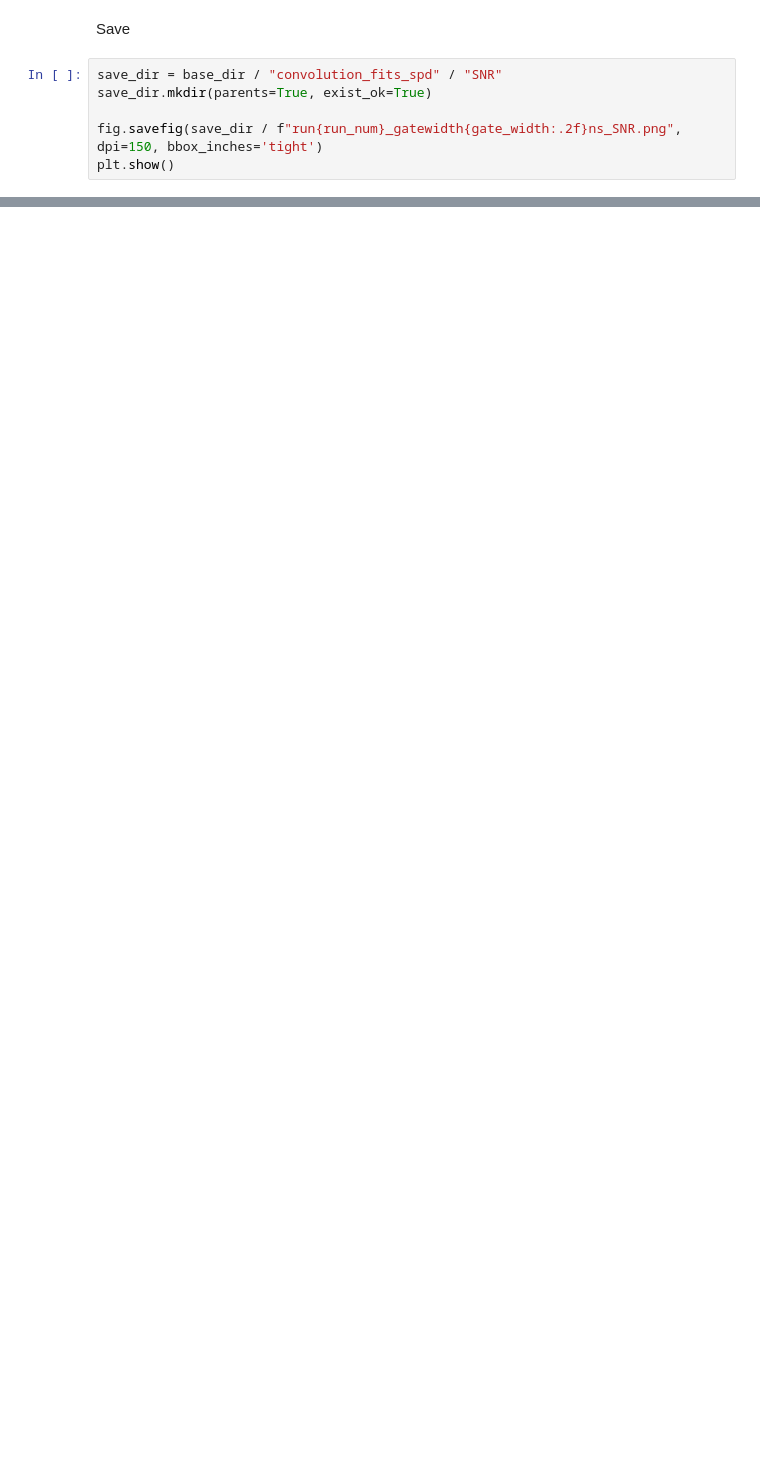
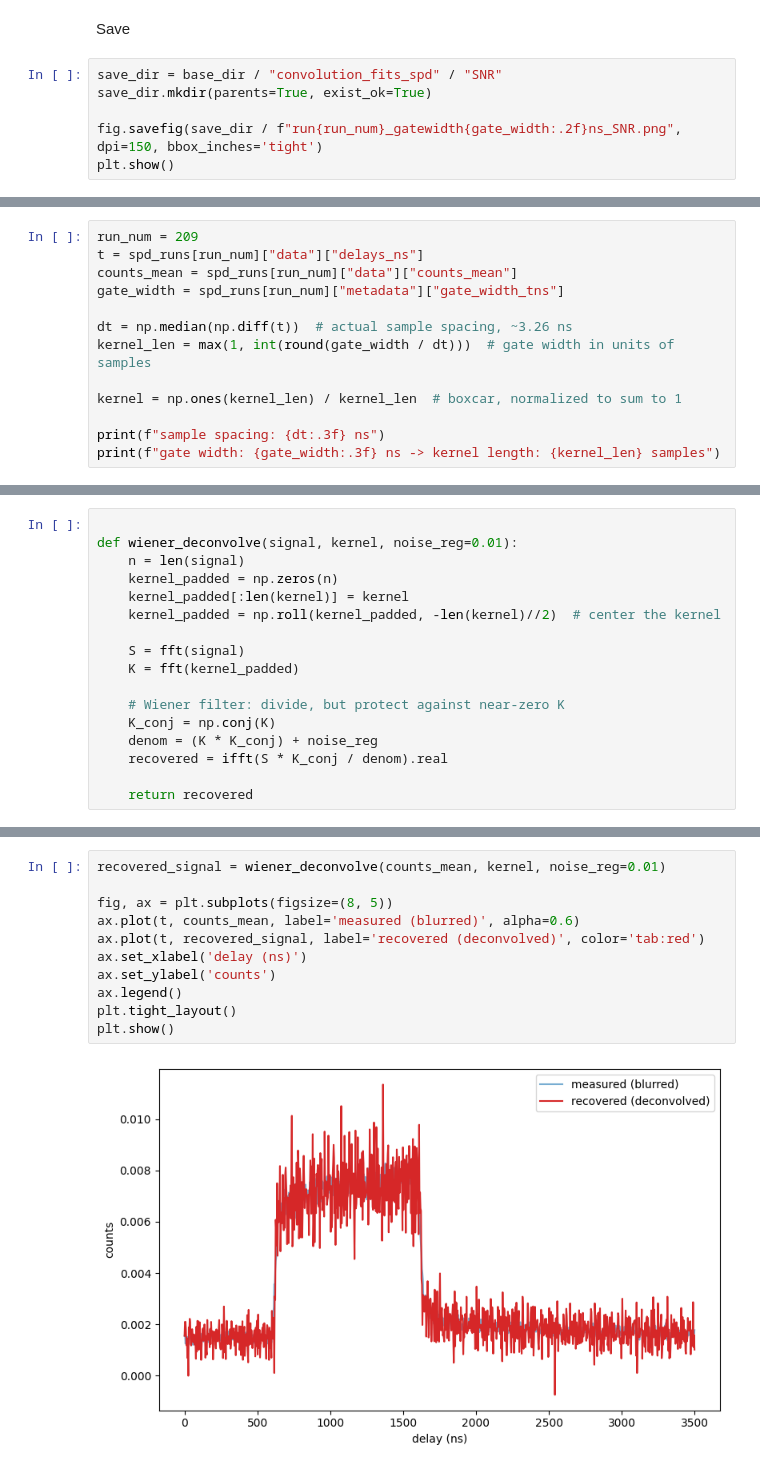
Before and after one commit to jeree-m/qick-dawg, a Jupyter notebook: jupyter_notebooks/Analysis.ipynb, the cells around one changed output, grey strips where cells are left out. Saved outputs shown, nothing was run; the diff lists cells and outputs as text; blank space fills up the shorter version.

```diff
--- a/jupyter_notebooks/Analysis.ipynb
+++ b/jupyter_notebooks/Analysis.ipynb
@@ -394,0 +191,13 @@ Saved 8 fit plots to C:\Users\hlab_\Box\Henriksen Lab Data\DefectMsmts\Data\Conv
+# %%
+run_num = 209
+t = spd_runs[run_num]["data"]["delays_ns"]
+counts_mean = spd_runs[run_num]["data"]["counts_mean"]
+gate_width = spd_runs[run_num]["metadata"]["gate_width_tns"]
+
+dt = np.median(np.diff(t))  # actual sample spacing, ~3.26 ns
+kernel_len = max(1, int(round(gate_width / dt)))  # gate width in units of samples
+
+kernel = np.ones(kernel_len) / kernel_len  # boxcar, normalized to sum to 1
+
+print(f"sample spacing: {dt:.3f} ns")
+print(f"gate width: {gate_width:.3f} ns -> kernel length: {kernel_len} samples")
@@ -394,0 +211,17 @@ Saved 8 fit plots to C:\Users\hlab_\Box\Henriksen Lab Data\DefectMsmts\Data\Conv
+# %%
+
+def wiener_deconvolve(signal, kernel, noise_reg=0.01):
+    n = len(signal)
+    kernel_padded = np.zeros(n)
+    kernel_padded[:len(kernel)] = kernel
+    kernel_padded = np.roll(kernel_padded, -len(kernel)//2)  # center the kernel
+
+    S = fft(signal)
+    K = fft(kernel_padded)
+
+    # Wiener filter: divide, but protect against near-zero K
+    K_conj = np.conj(K)
+    denom = (K * K_conj) + noise_reg
+    recovered = ifft(S * K_conj / denom).real
+
+    return recovered
@@ -394,0 +232,13 @@ Saved 8 fit plots to C:\Users\hlab_\Box\Henriksen Lab Data\DefectMsmts\Data\Conv
+# %%
+recovered_signal = wiener_deconvolve(counts_mean, kernel, noise_reg=0.01)
+
+fig, ax = plt.subplots(figsize=(8, 5))
+ax.plot(t, counts_mean, label='measured (blurred)', alpha=0.6)
+ax.plot(t, recovered_signal, label='recovered (deconvolved)', color='tab:red')
+ax.set_xlabel('delay (ns)')
+ax.set_ylabel('counts')
+ax.legend()
+plt.tight_layout()
+plt.show()
+# %% [output]
+[figure, added]
```
Also changed, not shown: parts of 22 cells of this notebook, 1 other file.
